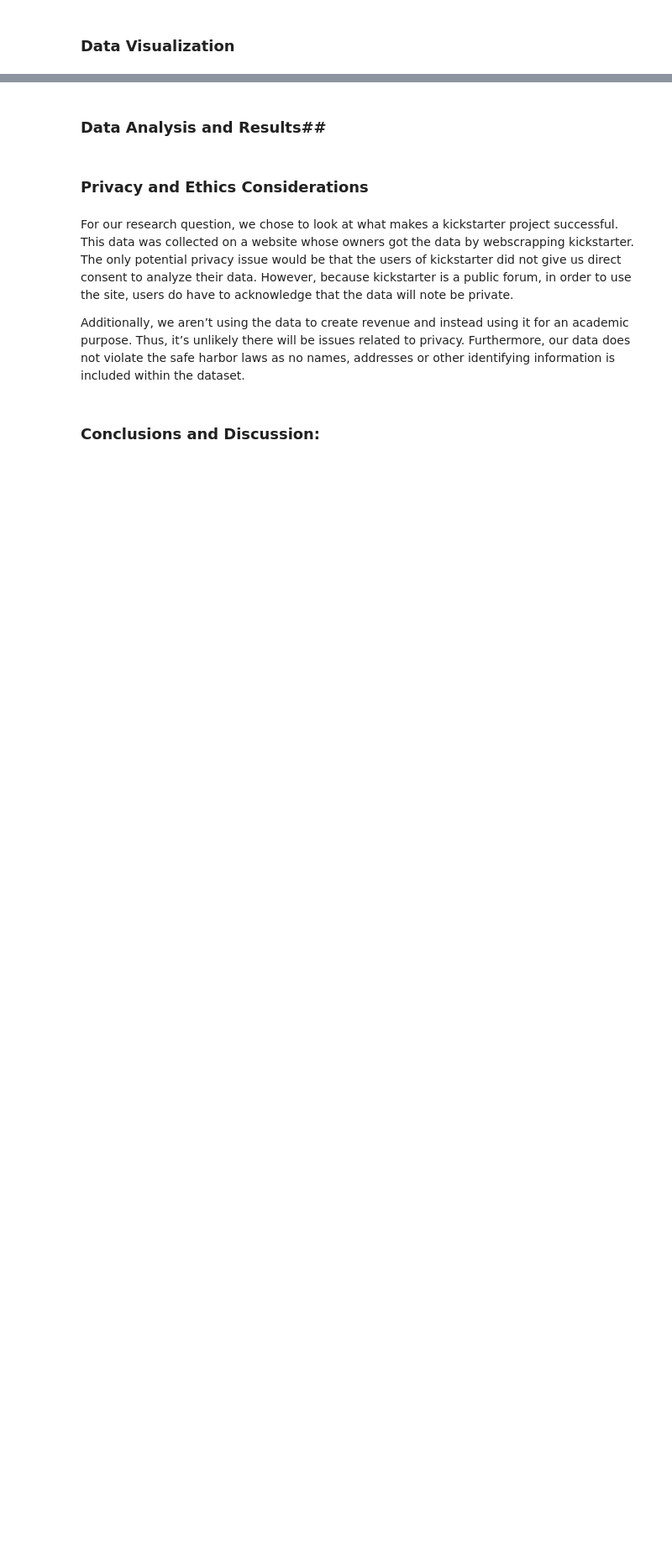
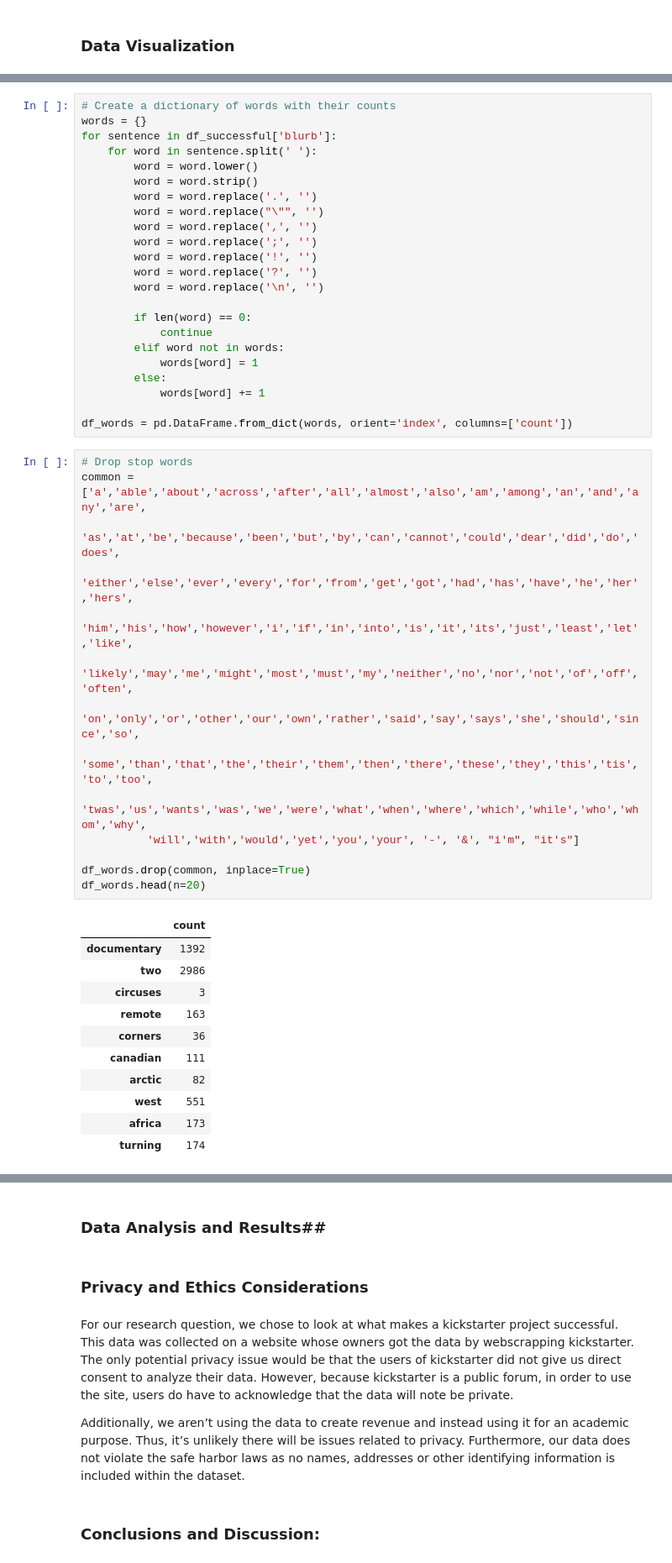
Before and after one commit to DP-20/Cogs108, a Jupyter notebook: Final Project.ipynb, the cells around one changed output, grey strips where cells are left out. Shown: that part at 84% size. Cells and saved outputs as stored; diff of their text form; blank space fills up the shorter version.

```diff
--- a/Final Project.ipynb
+++ b/Final Project.ipynb
@@ -136,0 +202,49 @@ df.loc[df.isnull().any(axis=1)==True,:]
+# %%
+# Create a dictionary of words with their counts
+words = {}
+for sentence in df_successful['blurb']:
+    for word in sentence.split(' '):
+        word = word.lower()
+        word = word.strip()
+        word = word.replace('.', '')
+        word = word.replace("\"", '')
+        word = word.replace(',', '')
+        word = word.replace(';', '')
+        word = word.replace('!', '')
+        word = word.replace('?', '')
+        word = word.replace('\n', '')
+
+        if len(word) == 0:
+            continue
+        elif word not in words:
+            words[word] = 1
+        else:
+            words[word] += 1
+
+df_words = pd.DataFrame.from_dict(words, orient='index', columns=['count'])
+# %%
+# Drop stop words
+common = ['a','able','about','across','after','all','almost','also','am','among','an','and','any','are',
+          'as','at','be','because','been','but','by','can','cannot','could','dear','did','do','does',
+          'either','else','ever','every','for','from','get','got','had','has','have','he','her','hers',
+          'him','his','how','however','i','if','in','into','is','it','its','just','least','let','like',
+          'likely','may','me','might','most','must','my','neither','no','nor','not','of','off','often',
+          'on','only','or','other','our','own','rather','said','say','says','she','should','since','so',
+          'some','than','that','the','their','them','then','there','these','they','this','tis','to','too',
+          'twas','us','wants','was','we','were','what','when','where','which','while','who','whom','why',
+          'will','with','would','yet','you','your', '-', '&', "i'm", "it's"]
+
+df_words.drop(common, inplace=True)
+df_words.head(n=20)
+# %% [output]
+|  | count |
+| documentary | 1392 |
+| two | 2986 |
+| circuses | 3 |
+| remote | 163 |
+| corners | 36 |
+| canadian | 111 |
+| arctic | 82 |
+| west | 551 |
+| africa | 173 |
+| turning | 174 |
```
Also changed, not shown: parts of 15 cells of this notebook, 1 other file.
